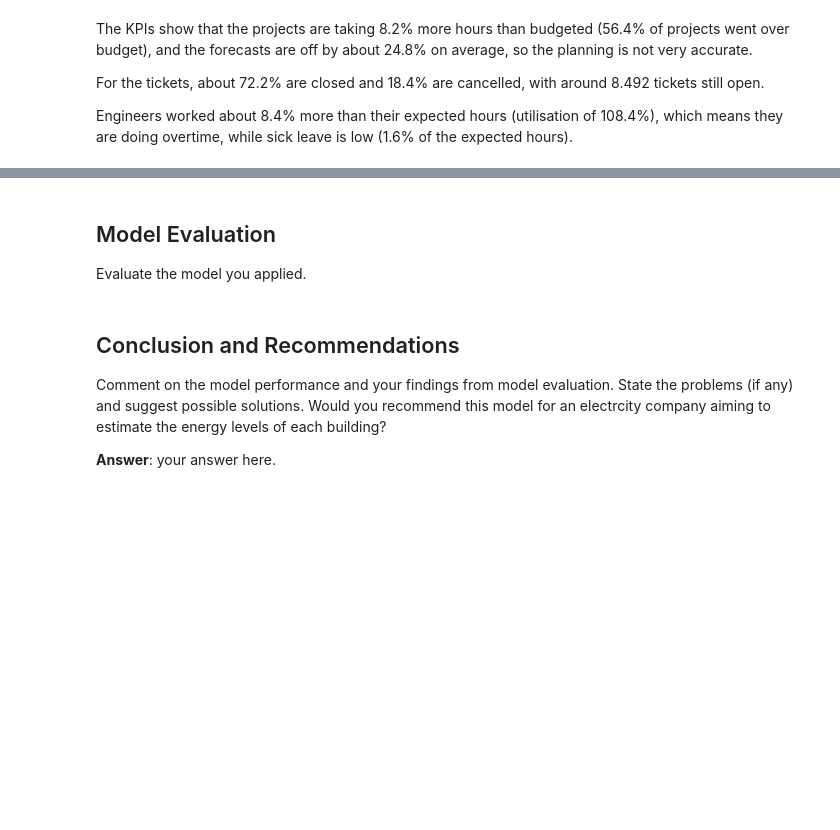
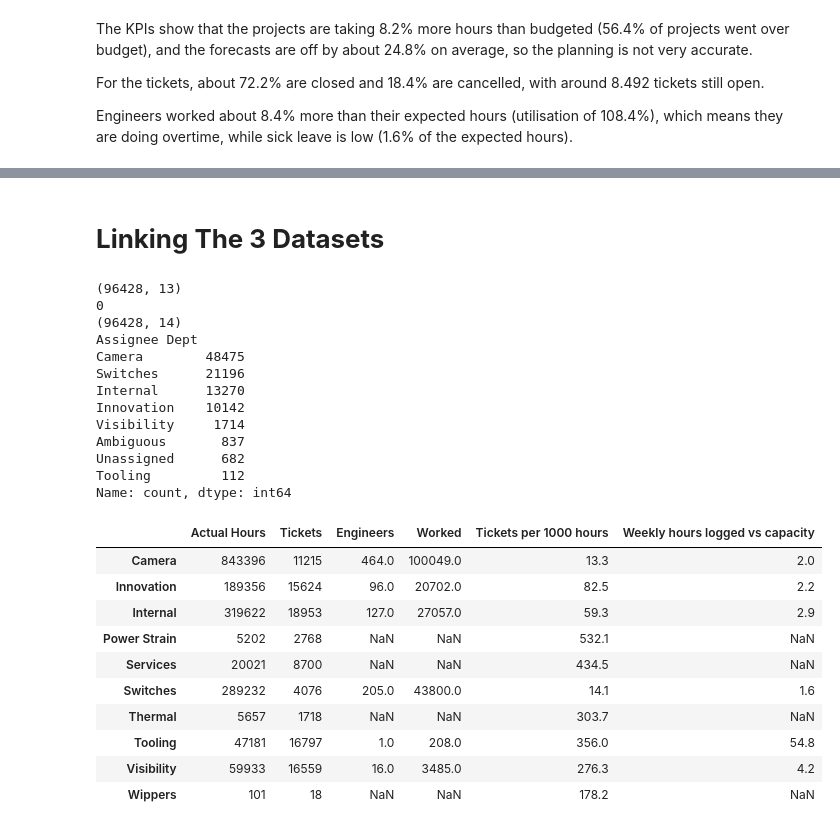
Before and after one commit to nada-2038/Valeo-BI-Business-Case, a Jupyter notebook: valeo-bi-case-study-git-program.ipynb, the cells around one changed output, grey strips where cells are left out. Cells and saved outputs as stored; diff of their text form; code cells hidden in the pictures; blank space fills up the shorter version.

```diff
--- a/valeo-bi-case-study-git-program.ipynb
+++ b/valeo-bi-case-study-git-program.ipynb
@@ -1014,10 +963,69 @@ _Apply the linear regression model below._
-# %% [markdown]
-## Model Evaluation
-
-Evaluate the model you applied.
-# %% [markdown]
-## Conclusion and Recommendations
-
-Comment on the model performance and your findings from model evaluation. State the problems (if any) and suggest possible solutions. Would you recommend this model for an electrcity company aiming to estimate the energy levels of each building?
-
-**Answer**: your answer here.
+# %% [markdown]
+# **Linking The 3 Datasets**
+# %%
+proj = Projects_Hours.groupby('Project Code').agg(
+    Dept=('Department', 'first'),
+    Actual=('Actual Hours', 'sum'),
+    Forecast=('Forecasted hours', 'sum'),
+    Budget=('Budget Hours', 'sum')).reset_index()
+
+linked = Engineering_Tickets.merge(proj, on='Project Code', how='left')
+
+print(linked.shape)
+print(linked['Dept'].isna().sum())
+
+#Project Code is the link between tickets and hours. I grouped Projects Hours by project first because a project has many rows, so joining directly would repeat each ticket.
+#I checked that every ticket matched a project (0 unmatched)
+
+
+
+names = (Engineering_Data.groupby('Name')['Department']
+         .agg(lambda s: s.iloc[0] if s.nunique() == 1 else 'Ambiguous')
+         .reset_index()
+         .rename(columns={'Name': 'Current Assignee', 'Department': 'Assignee Dept'}))
+
+linked = linked.merge(names, on='Current Assignee', how='left')
+linked['Assignee Dept'] = linked['Assignee Dept'].fillna('Unassigned')
+
+print(linked.shape)
+print(linked['Assignee Dept'].value_counts())
+
+#Names that appear twice with different departments are labelled Ambiguous, since I can not tell which person the ticket belongs to. I have mentioned this issue in more details in the Data Cleaning section (Engineer Data Sheet)
+
+
+
+hours_dept = Projects_Hours.groupby('Department')['Actual Hours'].sum()
+tix_dept = linked.groupby('Dept').size()
+eng_dept = Engineering_Data[Engineering_Data['Theoretical Hours'] > 0].groupby('Department').agg(
+    Engineers=('Name', 'count'), Worked=('Worked Hours', 'sum'))
+
+dept = pd.DataFrame({'Actual Hours': hours_dept, 'Tickets': tix_dept}).join(eng_dept)
+dept['Tickets per 1000 hours'] = (dept['Tickets'] / dept['Actual Hours'] * 1000).round(1)
+dept['Weekly hours logged vs capacity'] = ((dept['Actual Hours'] / Projects_Hours['Week'].nunique()) / (dept['Worked'] / 4.35)).round(1)
+
+display(dept)
+# %% [output]
+(96428, 13)
+0
+(96428, 14)
+Assignee Dept
+Camera        48475
+Switches      21196
+Internal      13270
+Innovation    10142
+Visibility     1714
+Ambiguous       837
+Unassigned      682
+Tooling         112
+Name: count, dtype: int64
+|  | Actual Hours | Tickets | Engineers | Worked | Tickets per 1000 hours | Weekly hours logged vs capacity |
+| Camera | 843396 | 11215 | 464.0 | 100049.0 | 13.3 | 2.0 |
+| Innovation | 189356 | 15624 | 96.0 | 20702.0 | 82.5 | 2.2 |
+| Internal | 319622 | 18953 | 127.0 | 27057.0 | 59.3 | 2.9 |
+| Power Strain | 5202 | 2768 | NaN | NaN | 532.1 | NaN |
+| Services | 20021 | 8700 | NaN | NaN | 434.5 | NaN |
+| Switches | 289232 | 4076 | 205.0 | 43800.0 | 14.1 | 1.6 |
+| Thermal | 5657 | 1718 | NaN | NaN | 303.7 | NaN |
+| Tooling | 47181 | 16797 | 1.0 | 208.0 | 356.0 | 54.8 |
+| Visibility | 59933 | 16559 | 16.0 | 3485.0 | 276.3 | 4.2 |
+| Wippers | 101 | 18 | NaN | NaN | 178.2 | NaN |
```
Also changed, not shown: parts of 18 cells of this notebook.
